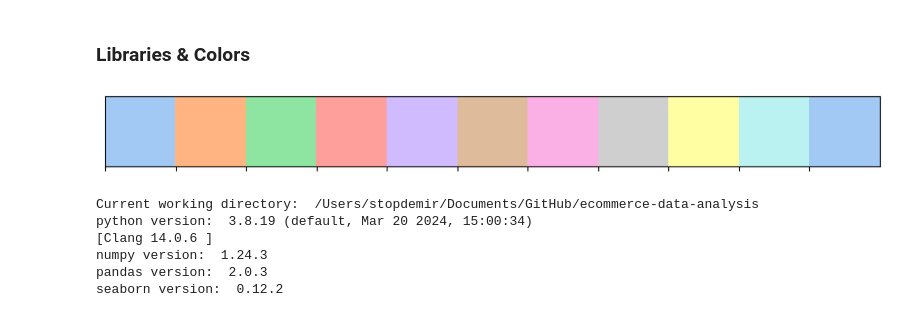
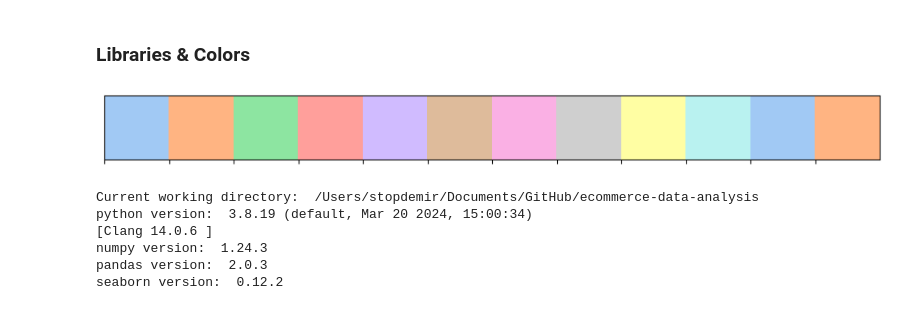
Before and after one commit to stopdemir/ecommerce-data-analysis, a Jupyter notebook: data_analysis.ipynb, the cells around one changed output. Drawn from its saved outputs; the diff is of its cells as text; code cells hidden in the pictures.

```diff
--- a/data_analysis.ipynb
+++ b/data_analysis.ipynb
@@ -23,9 +23,9 @@ import chart_studio
 from plotly_credentials import *
 chart_studio.tools.set_credentials_file(username=plotly_username, api_key=plotly_api_key)
 # %%
-sns.palplot(sns.color_palette('pastel', 11))
+sns.palplot(sns.color_palette('pastel', 12))
 # %% [output]
-[figure, old version]
+[figure, new version]
 # %%
 colors = sns.color_palette('pastel', 10)
 # %%
```
